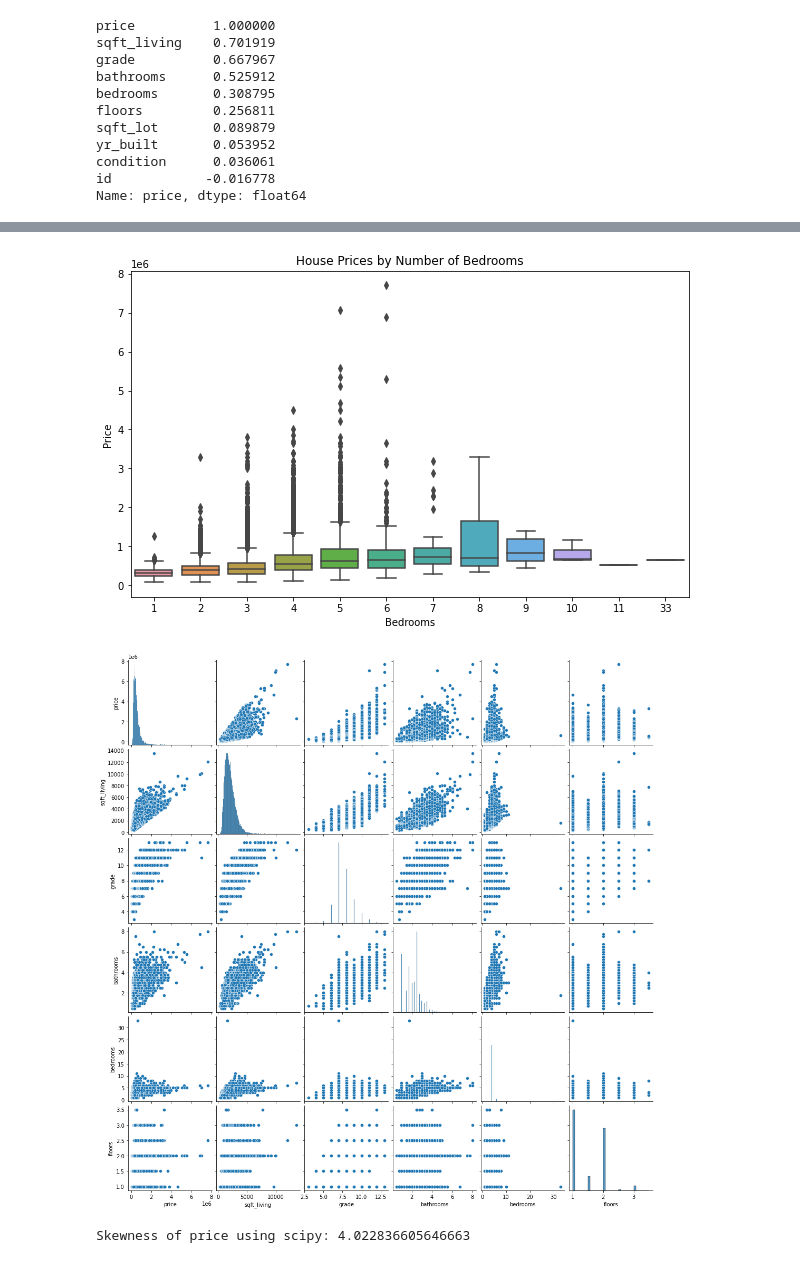
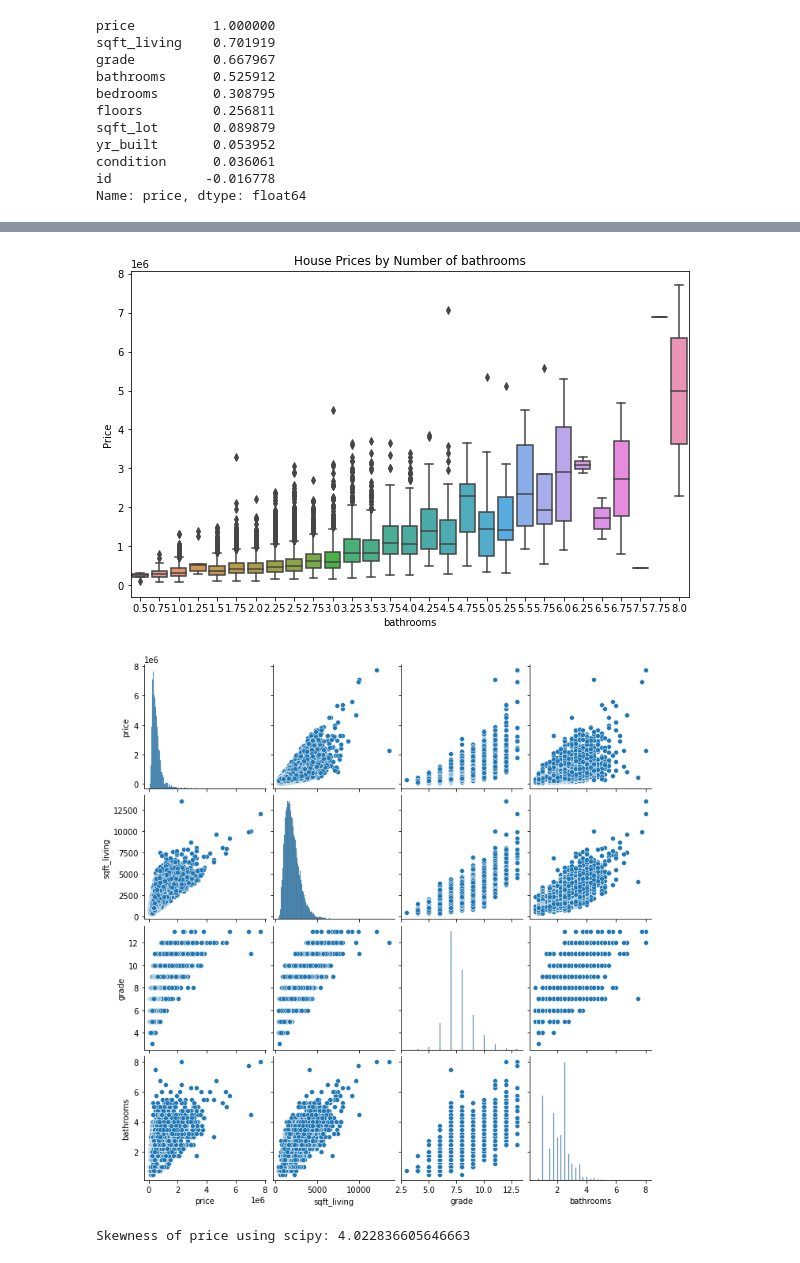
Before and after one commit to ANGI3MAINA/King-County-Housing-Analysis, a Jupyter notebook: Data/Work/George.ipynb, the cells around one changed output, grey strips where cells are left out. Cells and saved outputs as stored; diff of their text form; code cells hidden in the pictures.

```diff
--- a/Data/Work/George.ipynb
+++ b/Data/Work/George.ipynb
@@ -202,7 +201,7 @@ Name: price, dtype: float64
 # %%
 ##SELECT relevant features with the highest correlations
 # Selected relevant features based on correlation and feature importance
-selected_features = ['price', 'sqft_living', 'grade', 'bathrooms', 'bedrooms', 'floors']
+selected_features = [ 'price', 'sqft_living', 'grade', 'bathrooms']
 # Select only the relevant columns
 house_df_relevant = house_df_cleaned[selected_features]
 # Display the first few rows to verify
@@ -236,19 +233,19 @@ for feature in selected_features:
 # %%
-# Box plot of prices by number of bedrooms
+# Box plot of prices by number of Bathrooms
 plt.figure(figsize=(10, 6))
-sns.boxplot(x='bedrooms', y='price', data=house_df_relevant)
-plt.title('House Prices by Number of Bedrooms')
-plt.xlabel('Bedrooms')
+sns.boxplot(x='bathrooms', y='price', data=house_df_relevant)
+plt.title('House Prices by Number of bathrooms')
+plt.xlabel('bathrooms')
 plt.ylabel('Price')
 plt.show()
 # %% [output]
-[figure, old version]
+[figure, new version]
 # %%
 # Pair plot for continuous features
 sns.pairplot(house_df_relevant)
 plt.show()
 # %% [output]
-[figure, old version]
+[figure, new version]
 # %%
 # Check skewness of all continuous features
 from scipy.stats import skew
```
Also changed, not shown: parts of 18 cells of this notebook.
